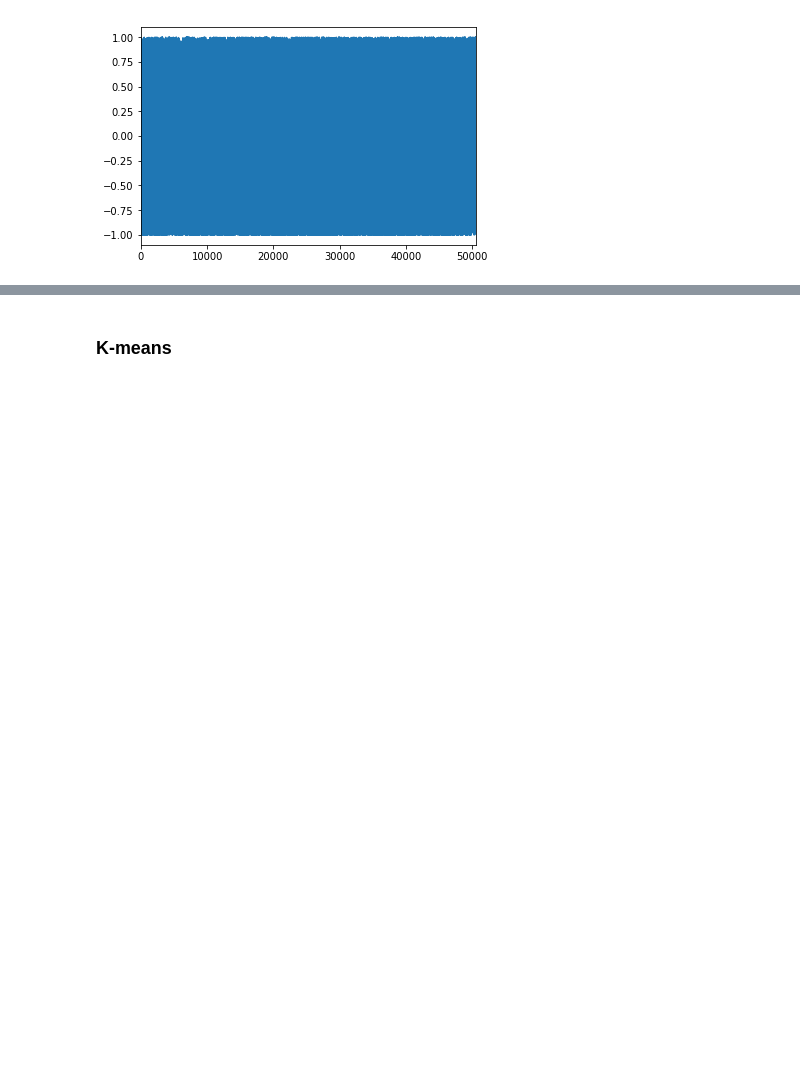
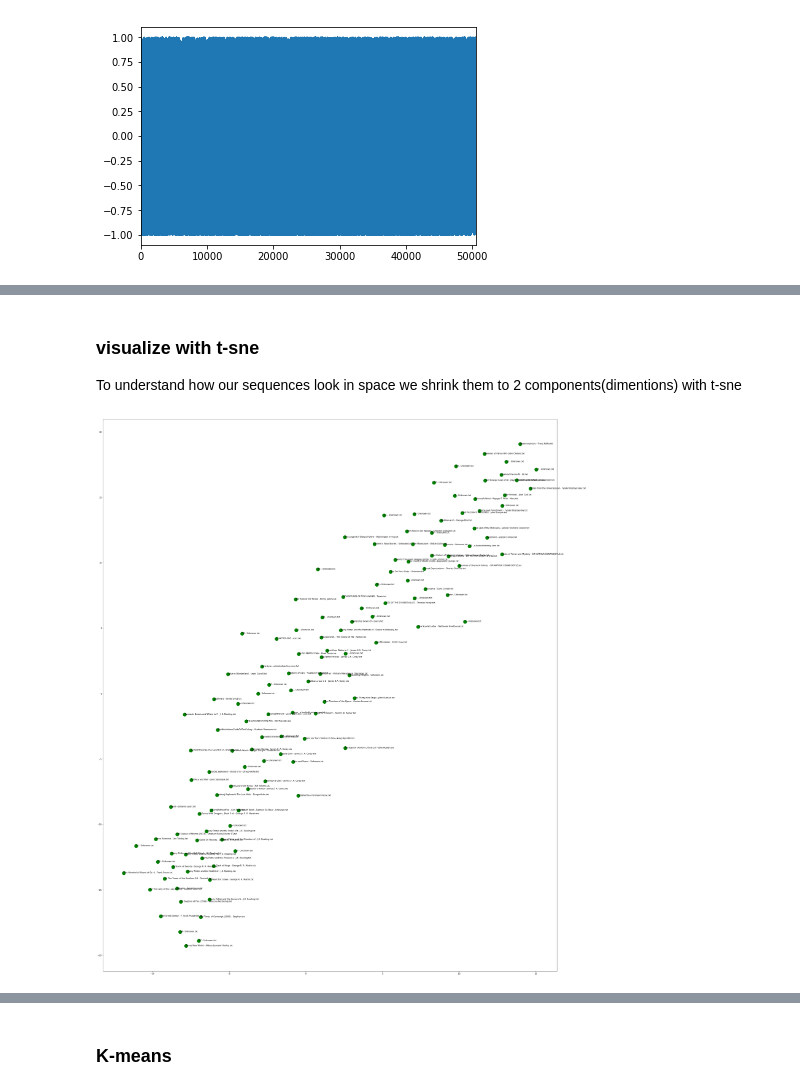
Before and after one commit to Marytem/Book2Sentiment, a Jupyter notebook: clustering.ipynb, the cells around one changed output, grey strips where cells are left out. Cells and saved outputs as stored; diff of their text form; code cells hidden in the pictures; blank space fills up the shorter version.

```diff
--- a/clustering.ipynb
+++ b/clustering.ipynb
@@ -142,0 +135,26 @@ train_books_data.shape
+# %% [markdown]
+### visualize with t-sne
+
+To understand how our sequences look in space we shrink them to 2 components(dimentions) with t-sne
+# %%
+tsne = TSNE(n_components=2, n_iter = 300, random_state=0)
+books_tsne = tsne.fit_transform(train_books_data)
+
+def visualize_data(colors, annotate=False):
+    """
+    Provides 2 types of visualization of t-sne data:
+    detailed with annotations, and simple scatterplot
+    colors - list of colors to apply to points
+    """
+    point_s = 40
+    if annotate:
+        point_s=300
+        plt.figure(figsize=(40,50))
+        for i, name in enumerate(onlyfiles):
+            plt.annotate(name, (books_tsne[i,0], books_tsne[i,1]))
+    plt.scatter(books_tsne[:,0], books_tsne[:,1], s=point_s, c=colors);
+    plt.show()
+
+visualize_data(['green']*len(onlyfiles), annotate=True)
+# %% [output]
+[figure, added]
```
Also changed, not shown: parts of 89 cells of this notebook.
